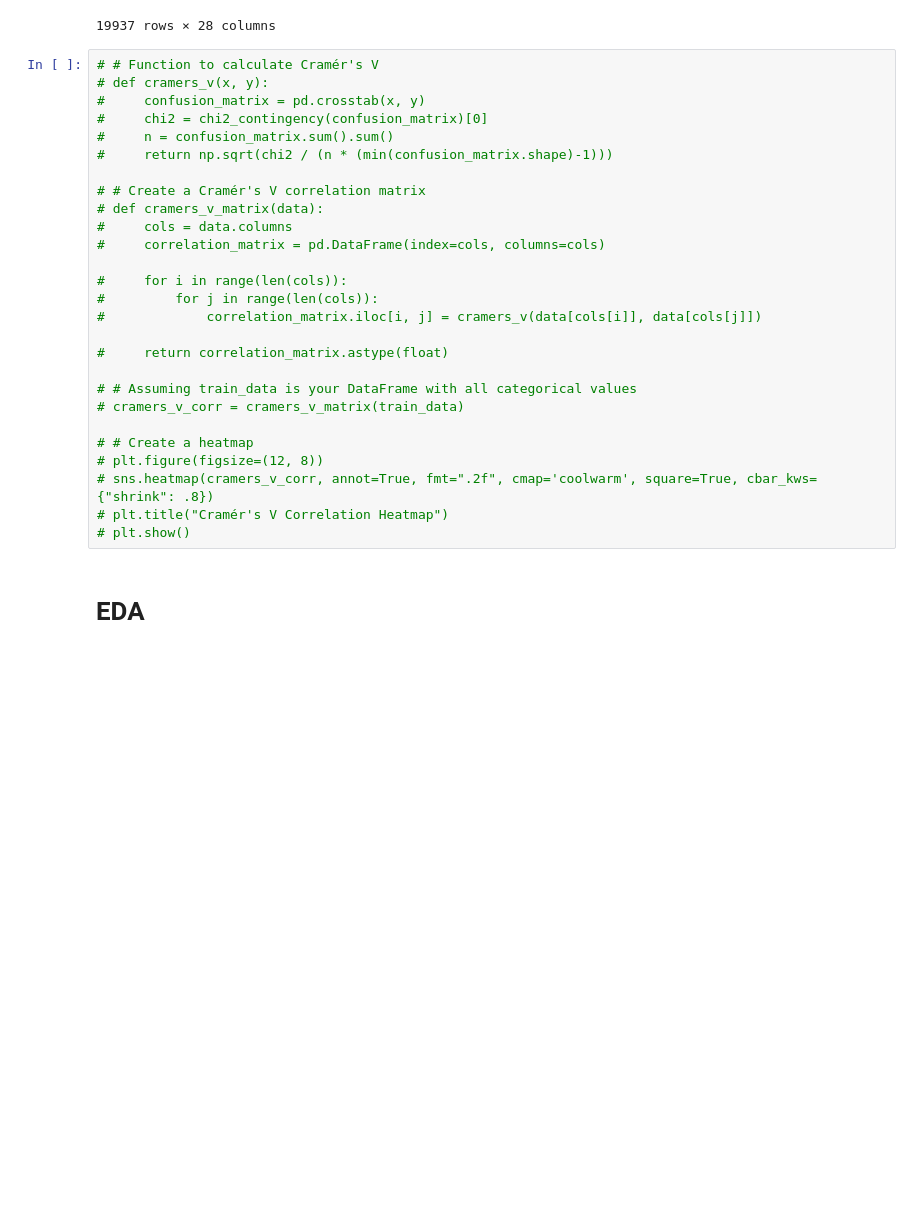
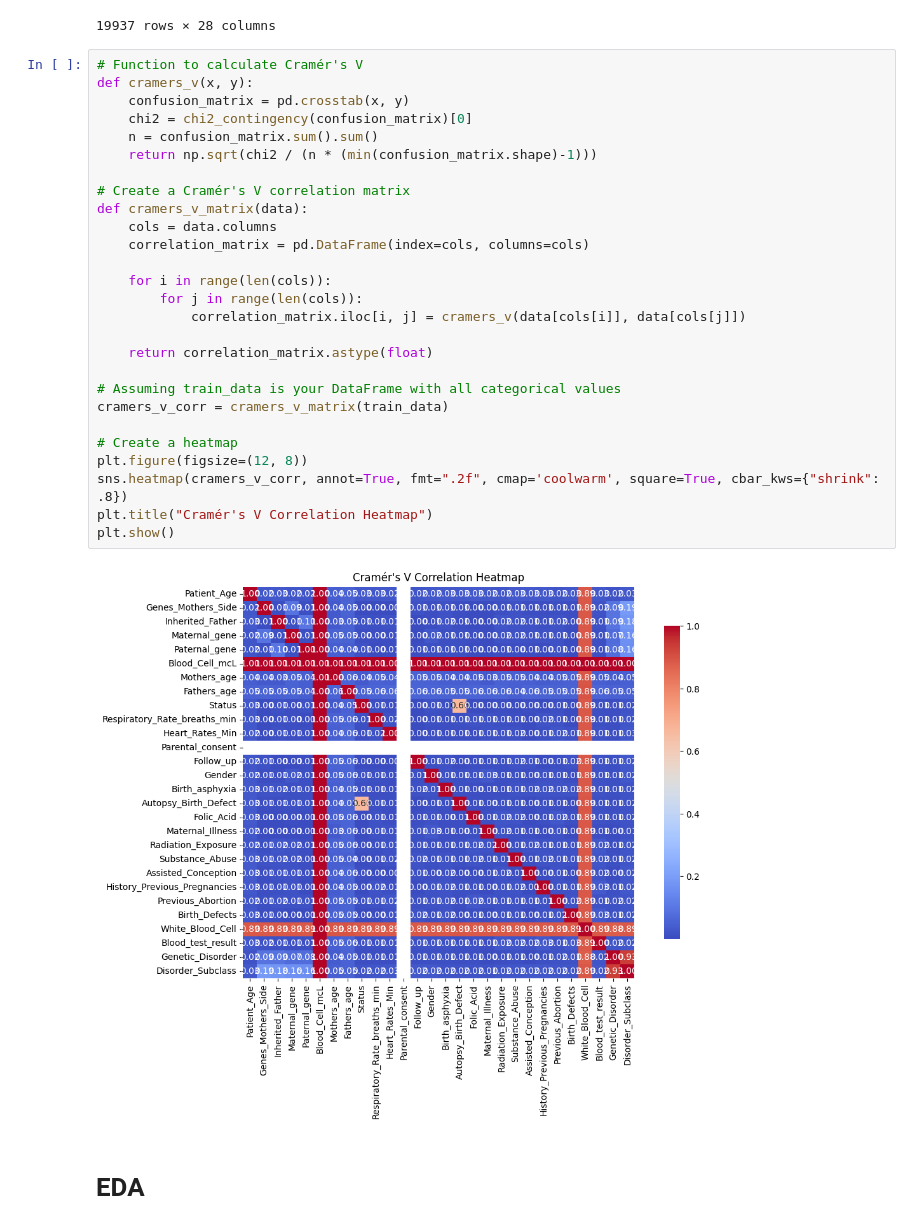
Before and after one commit to amritaajaysagar/genomic-data-analysis, a Jupyter notebook: Project_EDA.ipynb, the cells around one changed output. Drawn from its saved outputs; the diff is of its cells as text; blank space fills up the shorter version.

```diff
--- a/Project_EDA.ipynb
+++ b/Project_EDA.ipynb
@@ -296,32 +296,34 @@ train_data
 | 19936 | 11.0 | Yes | No | No | No | 4.738067 | ... |
 19937 rows × 28 columns
 # %%
-# # Function to calculate Cramér's V
-# def cramers_v(x, y):
-#     confusion_matrix = pd.crosstab(x, y)
-#     chi2 = chi2_contingency(confusion_matrix)[0]
-#     n = confusion_matrix.sum().sum()
-#     return np.sqrt(chi2 / (n * (min(confusion_matrix.shape)-1)))
+# Function to calculate Cramér's V
+def cramers_v(x, y):
+    confusion_matrix = pd.crosstab(x, y)
+    chi2 = chi2_contingency(confusion_matrix)[0]
+    n = confusion_matrix.sum().sum()
+    return np.sqrt(chi2 / (n * (min(confusion_matrix.shape)-1)))
 
-# # Create a Cramér's V correlation matrix
-# def cramers_v_matrix(data):
-#     cols = data.columns
-#     correlation_matrix = pd.DataFrame(index=cols, columns=cols)
+# Create a Cramér's V correlation matrix
+def cramers_v_matrix(data):
+    cols = data.columns
+    correlation_matrix = pd.DataFrame(index=cols, columns=cols)
 
-#     for i in range(len(cols)):
-#         for j in range(len(cols)):
-#             correlation_matrix.iloc[i, j] = cramers_v(data[cols[i]], data[cols[j]])
+    for i in range(len(cols)):
+        for j in range(len(cols)):
+            correlation_matrix.iloc[i, j] = cramers_v(data[cols[i]], data[cols[j]])
 
-#     return correlation_matrix.astype(float)
+    return correlation_matrix.astype(float)
 
-# # Assuming train_data is your DataFrame with all categorical values
-# cramers_v_corr = cramers_v_matrix(train_data)
+# Assuming train_data is your DataFrame with all categorical values
+cramers_v_corr = cramers_v_matrix(train_data)
 
-# # Create a heatmap
-# plt.figure(figsize=(12, 8))
-# sns.heatmap(cramers_v_corr, annot=True, fmt=".2f", cmap='coolwarm', square=True, cbar_kws={"shrink": .8})
-# plt.title("Cramér's V Correlation Heatmap")
-# plt.show()
+# Create a heatmap
+plt.figure(figsize=(12, 8))
+sns.heatmap(cramers_v_corr, annot=True, fmt=".2f", cmap='coolwarm', square=True, cbar_kws={"shrink": .8})
+plt.title("Cramér's V Correlation Heatmap")
+plt.show()
+# %% [output]
+[figure, added]
 # %% [markdown]
 # EDA
 # %%
```
